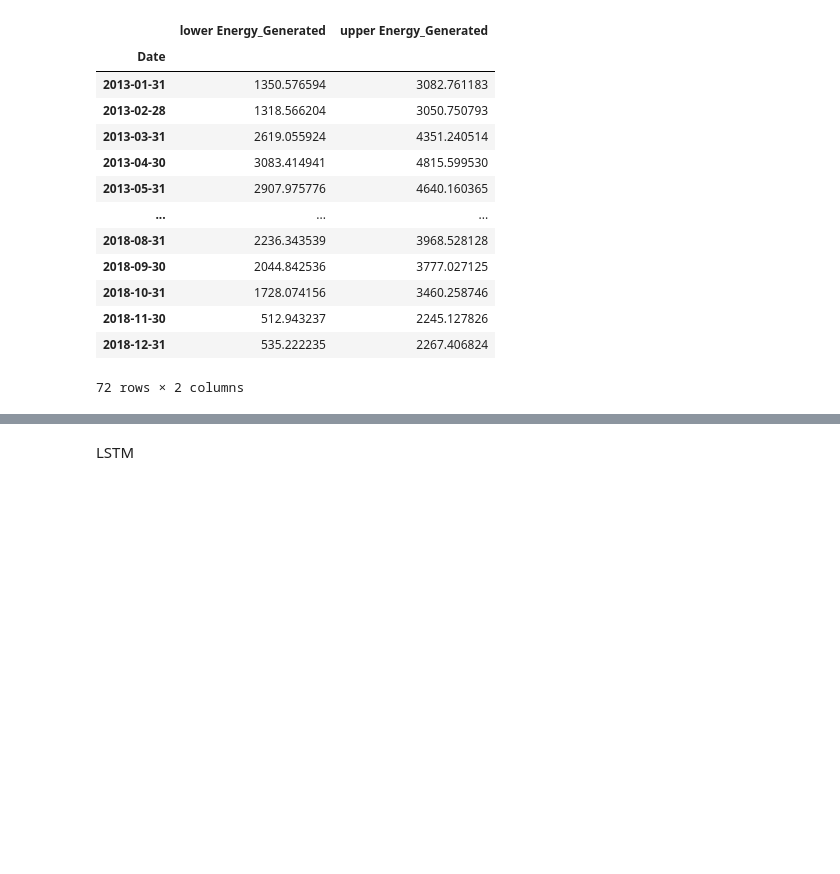
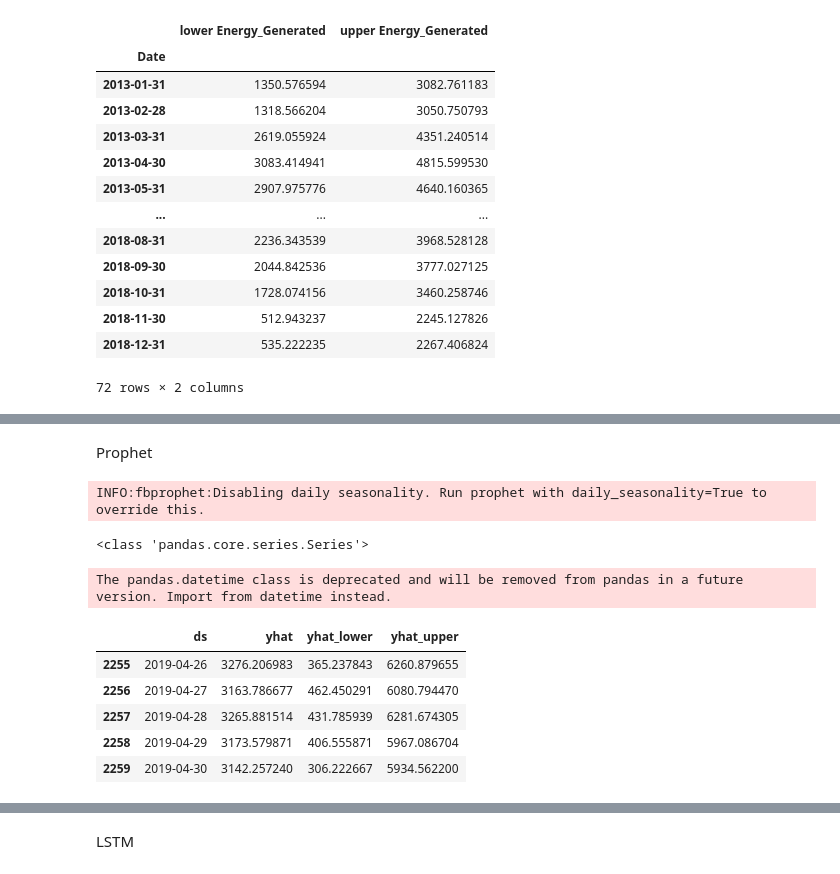
Before and after one commit to pixel-ports/PV_prod_predic, a Jupyter notebook: MODEL_PREDIC_BENCHMARK/PV_Prediction.ipynb, the cells around one changed output, grey strips where cells are left out. Cells and saved outputs as stored; diff of their text form; code cells hidden in the pictures; blank space fills up the shorter version.

```diff
--- a/MODEL_PREDIC_BENCHMARK/PV_Prediction.ipynb
+++ b/MODEL_PREDIC_BENCHMARK/PV_Prediction.ipynb
@@ -341,3 +372,33 @@ Exponential Smoothing Results
 | Prob(H) (two-sided): | 0.95 | Kurtosis: | 2.71 |
 Warnings:
 [1] Covariance matrix calculated using the outer product of gradients (complex-step).
+# %% [markdown]
+Prophet
+# %%
+from fbprophet import Prophet
+print(type(monthly_data_mean))
+monthly_data_mean = monthly_data_mean.rename({'Date': 'ds','Energy_Generated': 'y'})
+weekly_data_mean = weekly_data_mean.rename({'Date': 'ds','Energy_Generated': 'y'})
+rolling_data_28day = rolling_data_28day.reset_index()
+rolling_data_28day = rolling_data_28day.rename(columns={'Date': 'ds','Energy_Generated': 'y'})
+rolling_data_28day = rolling_data_28day.dropna()
+
+raw_data = data.reset_index()[['Date','Energy_Generated']]
+raw_data = raw_data.rename(columns={'Date': 'ds','Energy_Generated': 'y'})
+
+model_prophet=Prophet(interval_width=0.95, yearly_seasonality=True)
+model_prophet.fit(raw_data)
+
+future_dates = model_prophet.make_future_dataframe(periods=1,include_history=True)
+forecast = model_prophet.predict(future_dates)
+forecast[['ds', 'yhat', 'yhat_lower', 'yhat_upper']].tail()
+# %% [output]
+INFO:fbprophet:Disabling daily seasonality. Run prophet with daily_seasonality=True to override this.
+<class 'pandas.core.series.Series'>
+The pandas.datetime class is deprecated and will be removed from pandas in a future version. Import from datetime instead.
+|  | ds | yhat | yhat_lower | yhat_upper |
+| 2255 | 2019-04-26 | 3276.206983 | 365.237843 | 6260.879655 |
+| 2256 | 2019-04-27 | 3163.786677 | 462.450291 | 6080.794470 |
+| 2257 | 2019-04-28 | 3265.881514 | 431.785939 | 6281.674305 |
+| 2258 | 2019-04-29 | 3173.579871 | 406.555871 | 5967.086704 |
+| 2259 | 2019-04-30 | 3142.257240 | 306.222667 | 5934.562200 |
```
Also changed, not shown: parts of 20 cells of this notebook.
